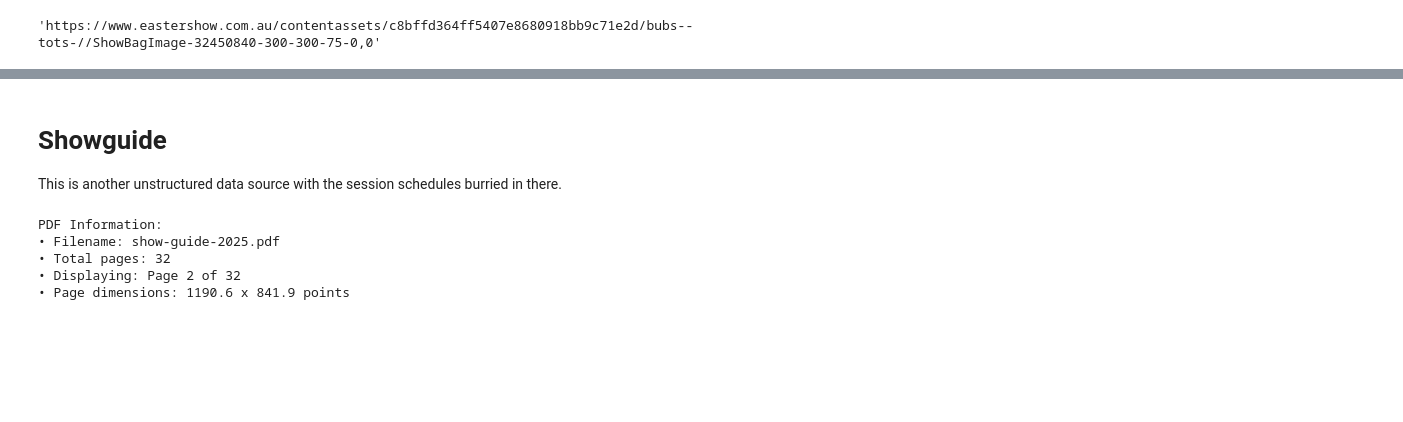
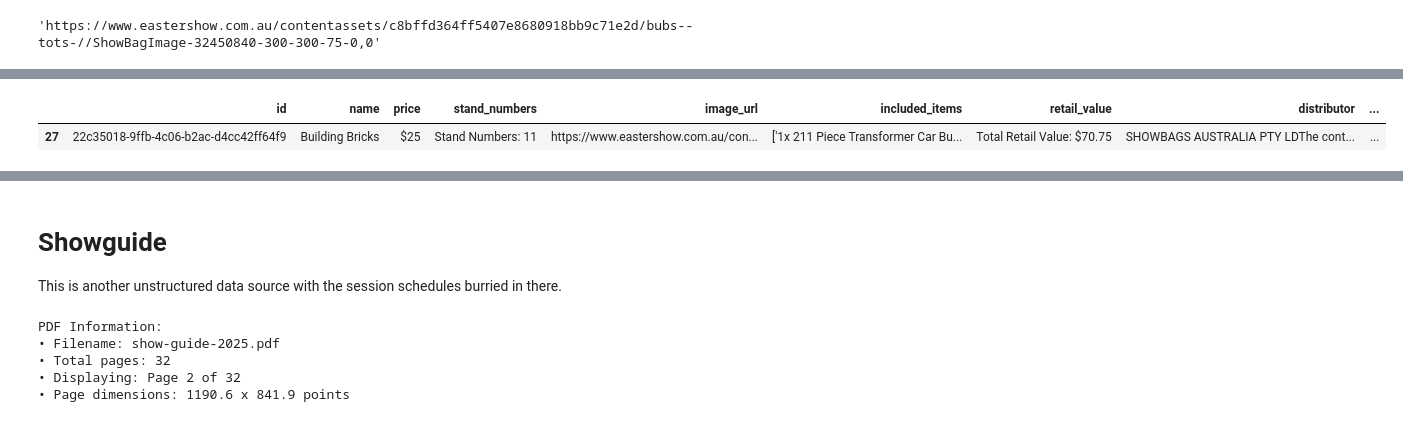
Before and after one commit to GeoffPidcock/showmethebunny, a Jupyter notebook: notebooks/eda.ipynb, the cells around one changed output, grey strips where cells are left out. Cells and saved outputs as stored; diff of their text form; code cells hidden in the pictures; blank space fills up the shorter version.

Commit message:
do quality checks on enriched data

```diff
--- a/notebooks/eda.ipynb
+++ b/notebooks/eda.ipynb
@@ -120,0 +123,3 @@ data.sort_values(by='retail_discount', ascending=False).head(10)['image_url'].to
+# %%
+data_enriched = pd.read_csv('../data/showbags/showbags_enriched.csv')
+data_enriched.info()
@@ -120,0 +161,5 @@ data.sort_values(by='retail_discount', ascending=False).head(10)['image_url'].to
+# %%
+data_enriched[data_enriched['img_description'].str.lower().str.contains('aircraft')]
+# %% [output]
+|  | id | name | price | stand_numbers | image_url | included_items | retail_value | distributor | ... |
+| 27 | 22c35018-9ffb-4c06-b2ac-d4cc42ff64f9 | Building Bricks | $25 | Stand Numbers: 11 | https://www.eastershow.com.au/con... | ['1x 211 Piece Transformer Car Bu... | Total Retail Value: $70.75 | SHOWBAGS AUSTRALIA PTY LDThe cont... | ... |
```
Also changed, not shown: parts of 6 cells of this notebook, 1 other file.
